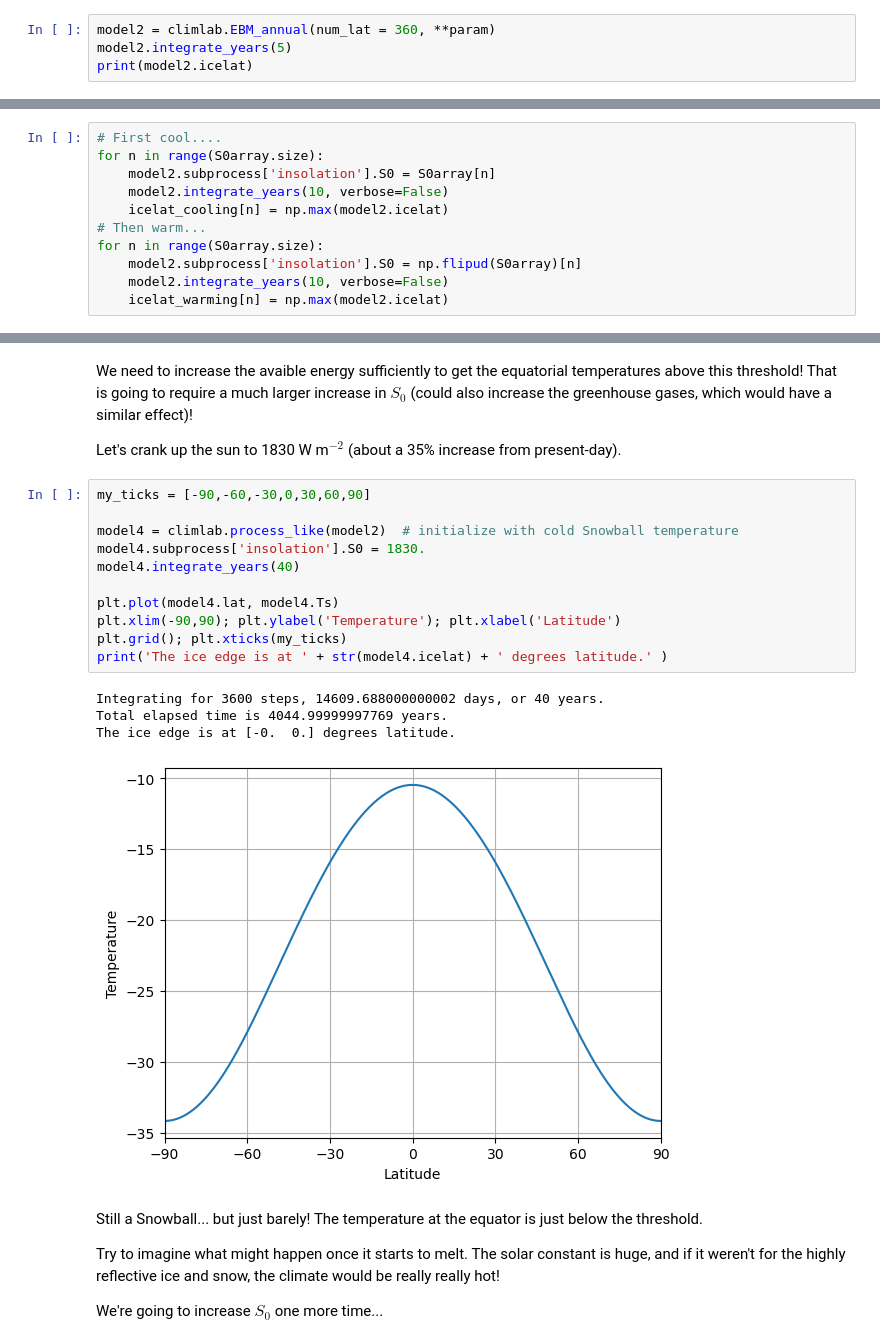
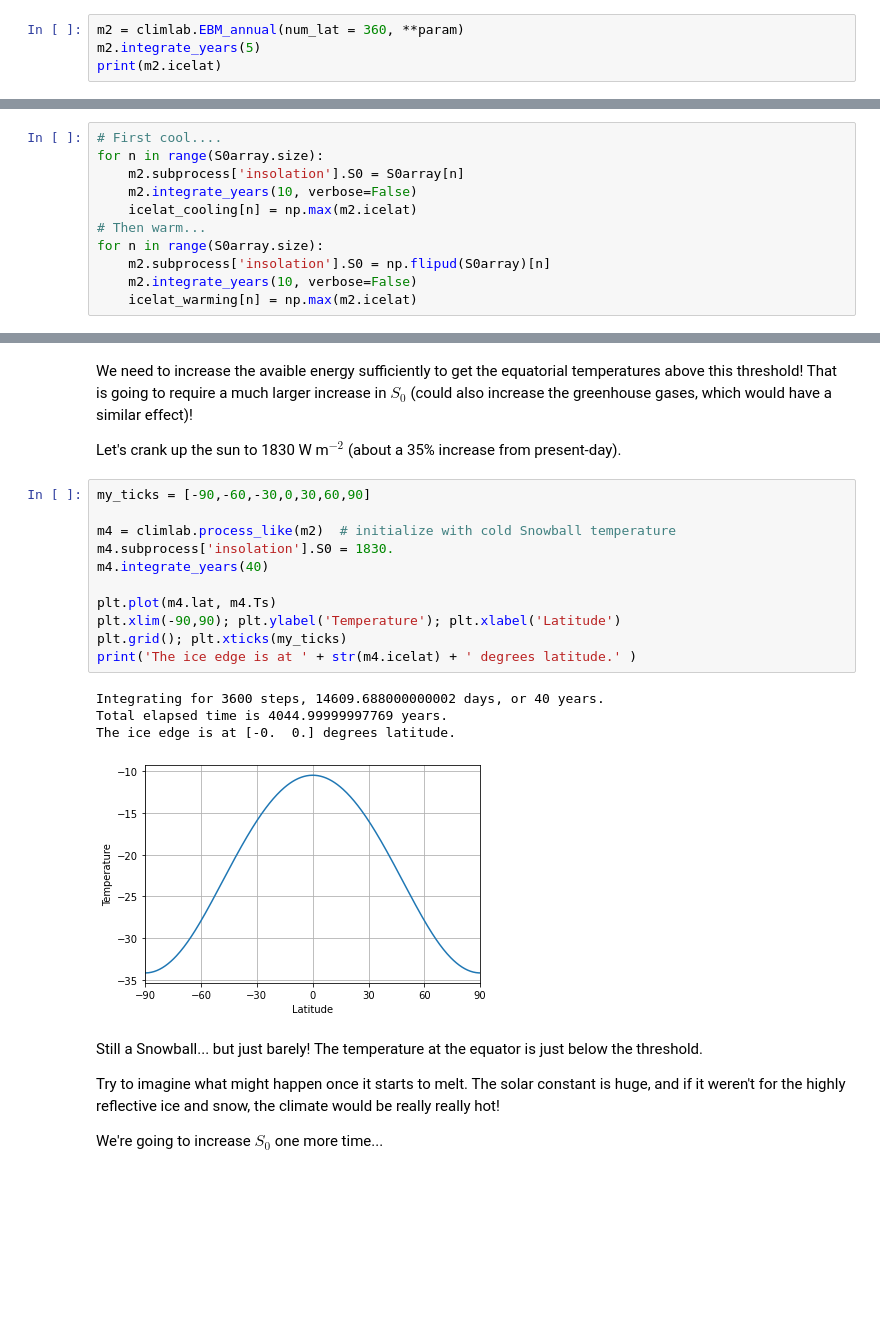
Before and after one commit to nfeldl/ClimateLaboratoryBook, a Jupyter notebook: courseware/albedo-snowball.ipynb, the cells around one changed output, grey strips where cells are left out. Saved outputs shown, nothing was run; the diff lists cells and outputs as text; blank space fills up the shorter version.

```diff
--- a/courseware/albedo-snowball.ipynb
+++ b/courseware/albedo-snowball.ipynb
@@ -512,9 +509,9 @@ $S_0$ during the Neoproterozoic Snowball Earth events is believed to be about 93
 
 We are going to look at how the **equilibrium** ice edge depends on $S_0$, by integrating the model out to equilibrium for lots of different values of $S_0$. We will start by slowly decreasing $S_0$, and then slowly increasing $S_0$.
 # %%
-model2 = climlab.EBM_annual(num_lat = 360, **param)
-model2.integrate_years(5)
-print(model2.icelat)
+m2 = climlab.EBM_annual(num_lat = 360, **param)
+m2.integrate_years(5)
+print(m2.icelat)
 # %% [output]
 Integrating for 450 steps, 1826.2110000000002 days, or 5 years.
 Total elapsed time is 5.000000000000044 years.
@@ -528,14 +525,14 @@ icelat_warming = np.empty_like(S0array)
 # %%
 # First cool....
 for n in range(S0array.size):
-    model2.subprocess['insolation'].S0 = S0array[n]
-    model2.integrate_years(10, verbose=False)
-    icelat_cooling[n] = np.max(model2.icelat)
+    m2.subprocess['insolation'].S0 = S0array[n]
+    m2.integrate_years(10, verbose=False)
+    icelat_cooling[n] = np.max(m2.icelat)
 # Then warm...
 for n in range(S0array.size):
-    model2.subprocess['insolation'].S0 = np.flipud(S0array)[n]
-    model2.integrate_years(10, verbose=False)
-    icelat_warming[n] = np.max(model2.icelat)
+    m2.subprocess['insolation'].S0 = np.flipud(S0array)[n]
+    m2.integrate_years(10, verbose=False)
+    icelat_warming[n] = np.max(m2.icelat)
 # %% [markdown]
 For completeness, also start from present-day conditions and warm up.
 # %%
@@ -578,19 +575,19 @@ Let's crank up the sun to 1830 W m$^{-2}$ (about a 35% increase from present-day
 # %%
 my_ticks = [-90,-60,-30,0,30,60,90]
 
-model4 = climlab.process_like(model2)  # initialize with cold Snowball temperature
-model4.subprocess['insolation'].S0 = 1830.
-model4.integrate_years(40)
+m4 = climlab.process_like(m2)  # initialize with cold Snowball temperature
+m4.subprocess['insolation'].S0 = 1830.
+m4.integrate_years(40)
 
-plt.plot(model4.lat, model4.Ts)
+plt.plot(m4.lat, m4.Ts)
 plt.xlim(-90,90); plt.ylabel('Temperature'); plt.xlabel('Latitude')
 plt.grid(); plt.xticks(my_ticks)
-print('The ice edge is at ' + str(model4.icelat) + ' degrees latitude.' )
+print('The ice edge is at ' + str(m4.icelat) + ' degrees latitude.' )
 # %% [output]
 Integrating for 3600 steps, 14609.688000000002 days, or 40 years.
 Total elapsed time is 4044.99999997769 years.
 The ice edge is at [-0.  0.] degrees latitude.
-[figure, old version]
+[figure, new version]
 # %% [markdown]
 Still a Snowball... but just barely! The temperature at the equator is just below the threshold.
 
```
Also changed, not shown: parts of 16 cells of this notebook.
